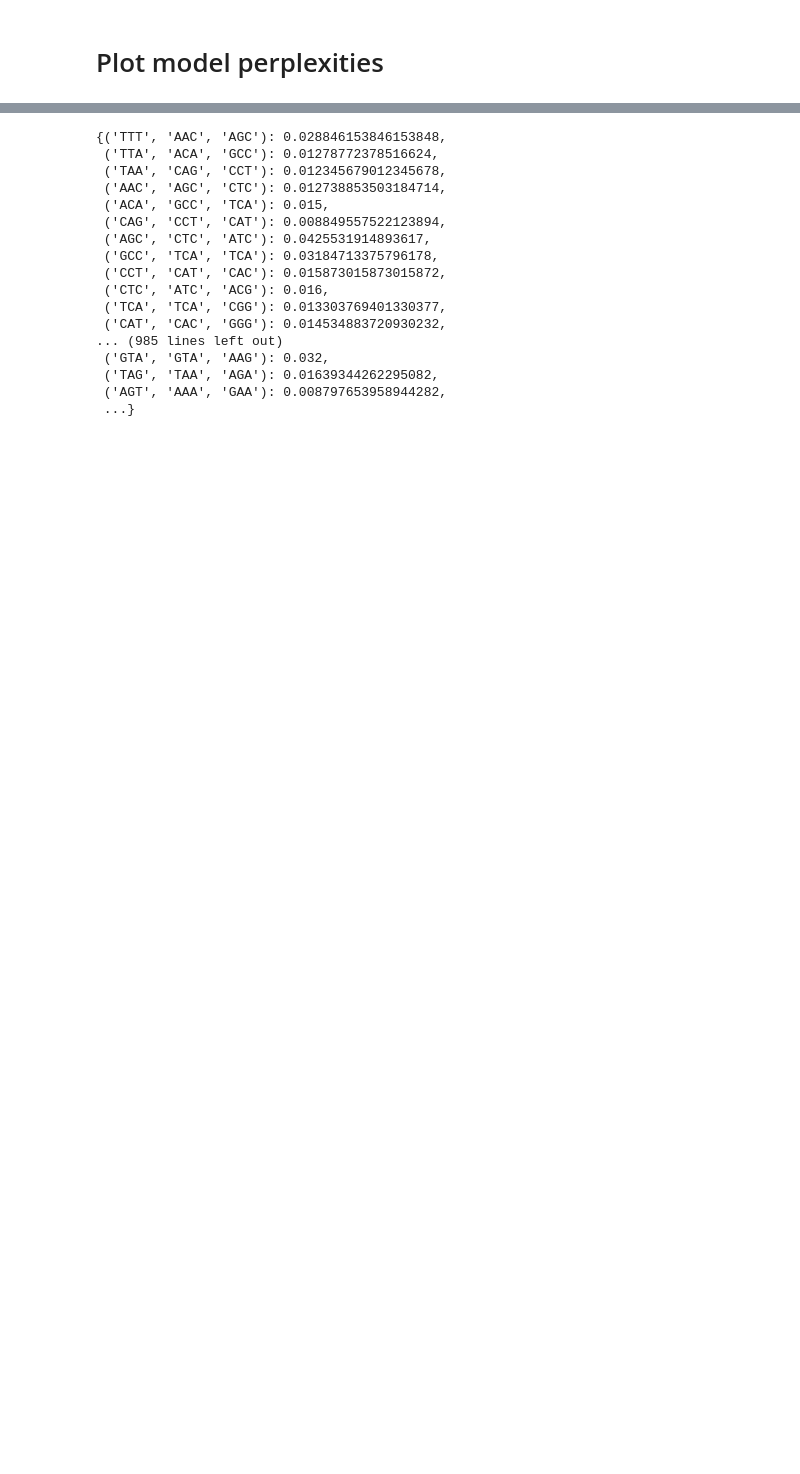
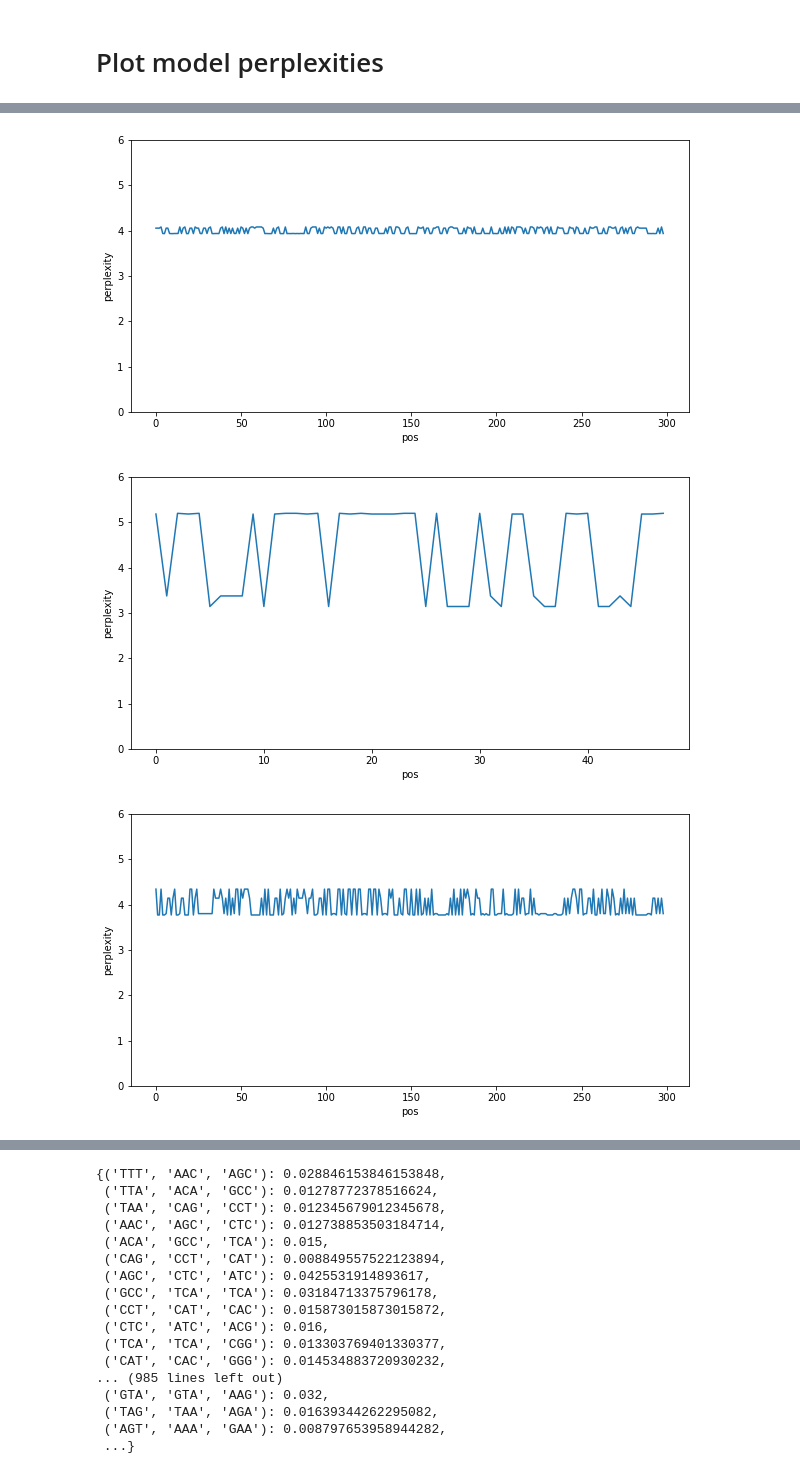
Before and after one commit to erinhwilson/regulatory-dna-perplexity, a Jupyter notebook: promoter_perplexity.ipynb, the cells around one changed output, grey strips where cells are left out. Cells and saved outputs as stored; diff of their text form; code cells hidden in the pictures; blank space fills up the shorter version.

```diff
--- a/promoter_perplexity.ipynb
+++ b/promoter_perplexity.ipynb
@@ -1275,0 +1385,5 @@ pp_df
+# %%
+random_pp_vec_df = pd.read_csv('pp_vector_dfs/Ecoli_Random_pp_vector.csv')
+naive_pp_vec_df = pd.read_csv('pp_vector_dfs/Ecoli_Naive_pp_vector.csv')
+operon_pp_vec_df = pd.read_csv('pp_vector_dfs/Ecoli_Operon_pp_vector.csv')
+regdb_pp_vec_df = pd.read_csv('pp_vector_dfs/Ecoli_RegDB_pp_vector.csv')
@@ -1275,0 +1419,31 @@ pp_df
+# %%
+def plot_perplexity_across_seq(df):
+    '''
+    Plot the perplexity as a line across the sequence
+    '''
+    plt.figure(figsize=(10,5))
+    sns.lineplot(data=df, x='pos', y='perplexity')
+    plt.ylim(0,6)
+    plt.show()
+
+def plot_naive_vs_operon_pp(naive_df, operon_df, k,n):
+    '''
+    given a sequence from naive and operon dfs, plot them together
+    '''
+
+    plt.figure(figsize=(10,5))
+    sns.lineplot(data=naive_df, x='pos', y='perplexity', label="Naive",alpha=0.8)
+    sns.lineplot(data=operon_df, x='pos', y='perplexity', label="Operon",alpha=0.8)
+    #plt.ylim(0,6)
+    plt.title("%i-mer %i-gram perplexity across a promoter sequence"% (k,n))
+    plt.legend()
+    plt.show()
+# %%
+plot_perplexity_across_seq(rand_small_df)
+plot_perplexity_across_seq(reg_small_df)
+plot_perplexity_across_seq(naive_small_df)
+plot_perplexity_across_seq(operon_small_df)
+# %% [output]
+[figure, added]
+[figure, added]
+[figure, added]
```
Also changed, not shown: parts of 23 cells of this notebook.
